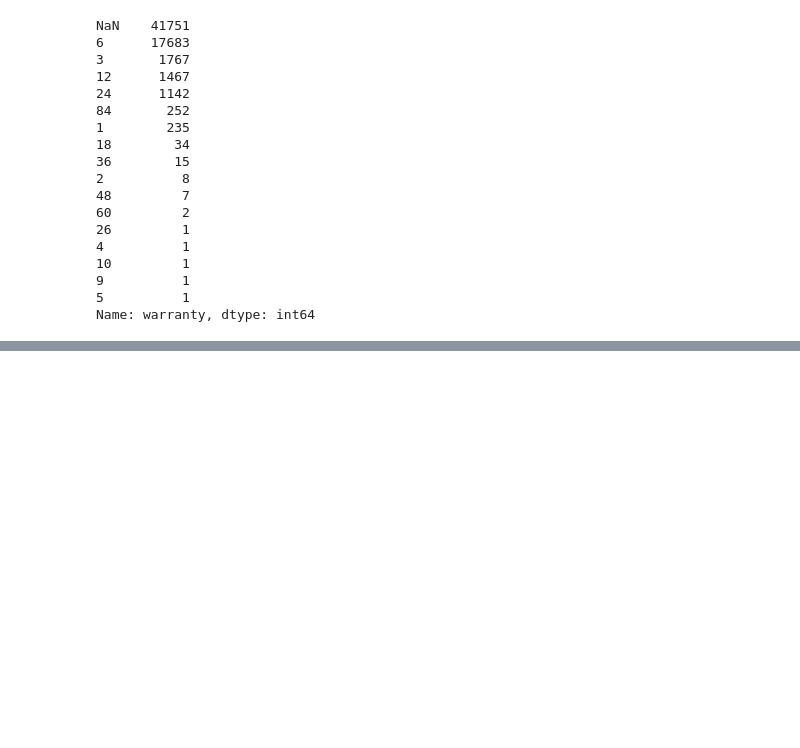
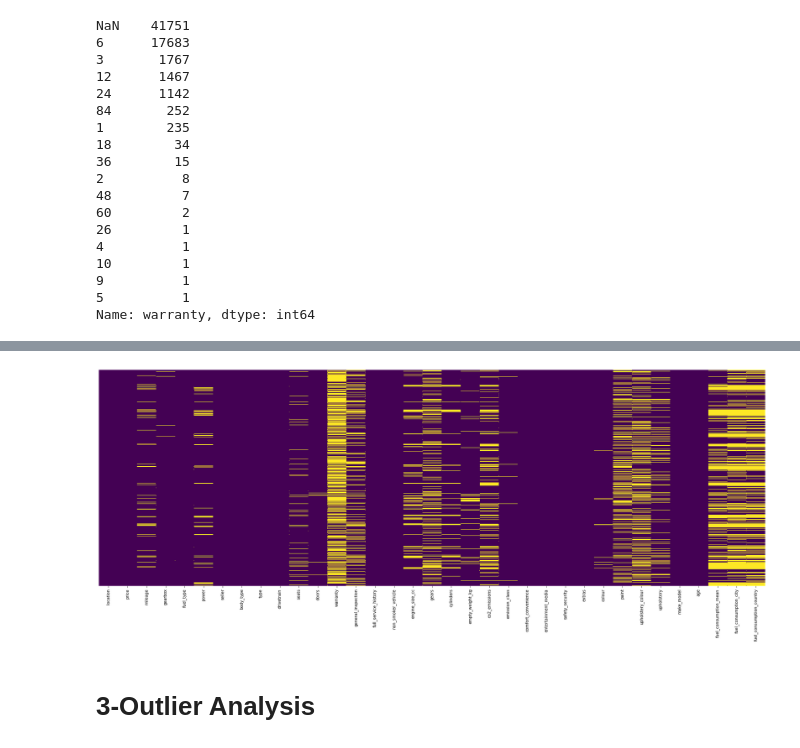
Before and after one commit to fidanfatih/Pycoders_Capstone, a Jupyter notebook: Pycoders_AutoScout.ipynb, the cells around one changed output, grey strips where cells are left out. Drawn from its saved outputs; the diff is of its cells as text; code cells hidden in the pictures; blank space fills up the shorter version.

```diff
--- a/Pycoders_AutoScout.ipynb
+++ b/Pycoders_AutoScout.ipynb
@@ -1746,0 +1471,2 @@ df.Safety_Security[0]
+# %%
+df.colour = df.colour.str.extract('\n4, (\w*)')
@@ -1746,0 +1509,2 @@ df.Safety_Security[0]
+# %%
+df.paint = df.paint.str.extract('(\w*)$')
@@ -1746,0 +1534,2 @@ df.Safety_Security[0]
+# %%
+df.upholstery_colour=df.upholstery_colour.str.extract('(\w*)$')
@@ -1746,0 +1565,2 @@ df.Safety_Security[0]
+# %%
+df.upholstery= df.upholstery.str.strip('\n8, ')
@@ -1772,0 +1604,7 @@ df.to_csv("clean_scout_20201204.csv", index=False)
+# %%
+plt.figure(figsize=(30,10))
+sns.heatmap(df.isnull(),yticklabels=False,cbar=False,cmap='viridis');
+# %% [output]
+[figure, added]
+# %% [markdown]
+# 3-Outlier Analysis
```
Also changed, not shown: parts of 204 cells of this notebook.
